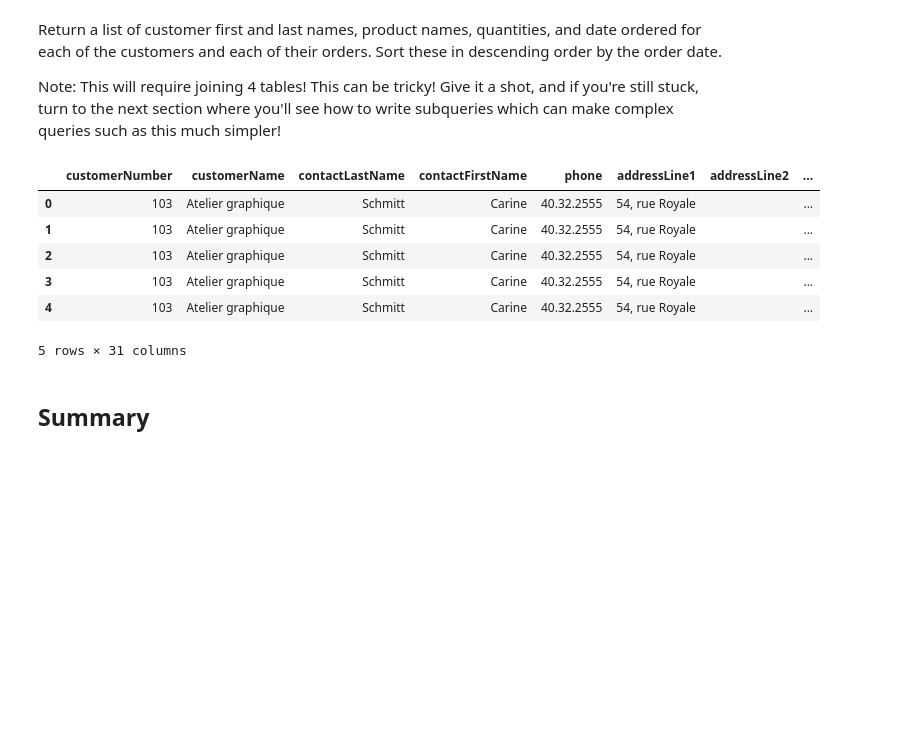
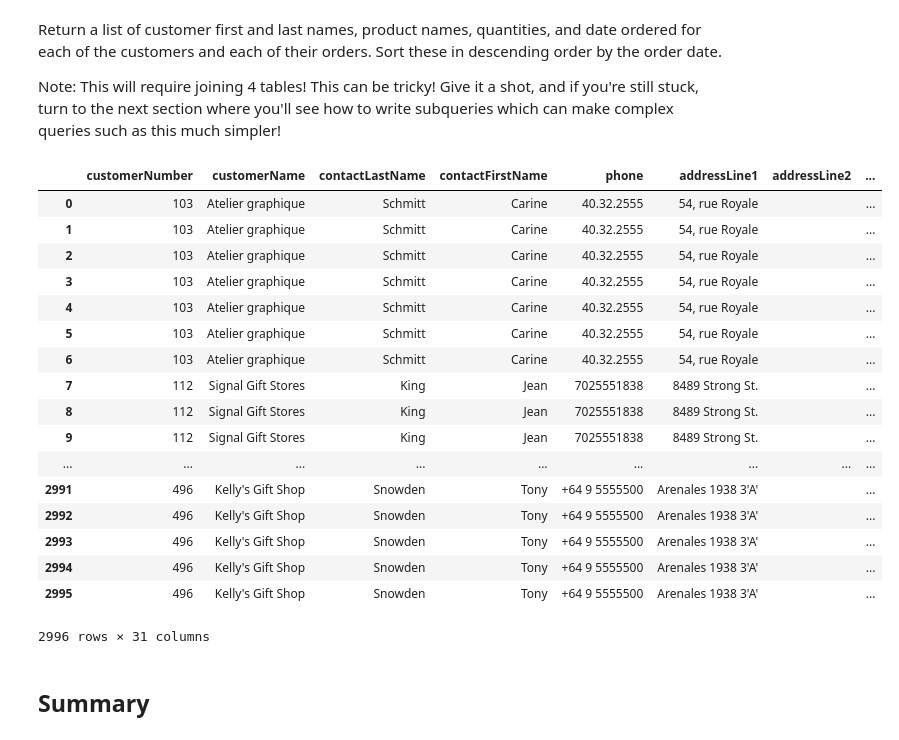
Before and after one commit to pauly51994/dsc-one-to-many-and-many-to-many-joins-lab-nyc-ds-071519, a Jupyter notebook: index.ipynb, the cells around one changed output. Cells and saved outputs as stored; diff of their text form; code cells hidden in the pictures; blank space fills up the shorter version.

```diff
--- a/index.ipynb
+++ b/index.ipynb
@@ -108,22 +108,33 @@ Note: This will require joining 4 tables! This can be tricky! Give it a shot, an
 # %%
 # Your code here
 # need customers, orders, orderdetails, products
 c.execute("""SELECT * FROM customers c
                 LEFT JOIN orders o USING(customerNumber)
                 LEFT JOIN orderdetails od USING(orderNumber)
                 JOIN products p USING(productCode)""")
 
 df = pd.DataFrame(c.fetchall())
 df.columns = [x[0] for x in c.description]
-df.head()
+df
 # %% [output]
 |  | customerNumber | customerName | contactLastName | contactFirstName | phone | addressLine1 | addressLine2 | ... |
 | 0 | 103 | Atelier graphique | Schmitt | Carine | 40.32.2555 | 54, rue Royale |  | ... |
 | 1 | 103 | Atelier graphique | Schmitt | Carine | 40.32.2555 | 54, rue Royale |  | ... |
 | 2 | 103 | Atelier graphique | Schmitt | Carine | 40.32.2555 | 54, rue Royale |  | ... |
 | 3 | 103 | Atelier graphique | Schmitt | Carine | 40.32.2555 | 54, rue Royale |  | ... |
 | 4 | 103 | Atelier graphique | Schmitt | Carine | 40.32.2555 | 54, rue Royale |  | ... |
+| 5 | 103 | Atelier graphique | Schmitt | Carine | 40.32.2555 | 54, rue Royale |  | ... |
+| 6 | 103 | Atelier graphique | Schmitt | Carine | 40.32.2555 | 54, rue Royale |  | ... |
+| 7 | 112 | Signal Gift Stores | King | Jean | 7025551838 | 8489 Strong St. |  | ... |
+| 8 | 112 | Signal Gift Stores | King | Jean | 7025551838 | 8489 Strong St. |  | ... |
+| 9 | 112 | Signal Gift Stores | King | Jean | 7025551838 | 8489 Strong St. |  | ... |
+| ... | ... | ... | ... | ... | ... | ... | ... | ... |
+| 2991 | 496 | Kelly's Gift Shop | Snowden | Tony | +64 9 5555500 | Arenales 1938 3'A' |  | ... |
+| 2992 | 496 | Kelly's Gift Shop | Snowden | Tony | +64 9 5555500 | Arenales 1938 3'A' |  | ... |
+| 2993 | 496 | Kelly's Gift Shop | Snowden | Tony | +64 9 5555500 | Arenales 1938 3'A' |  | ... |
+| 2994 | 496 | Kelly's Gift Shop | Snowden | Tony | +64 9 5555500 | Arenales 1938 3'A' |  | ... |
+| 2995 | 496 | Kelly's Gift Shop | Snowden | Tony | +64 9 5555500 | Arenales 1938 3'A' |  | ... |
-5 rows × 31 columns
+2996 rows × 31 columns
 # %% [markdown]
 ## Summary
 # %% [markdown]
```
